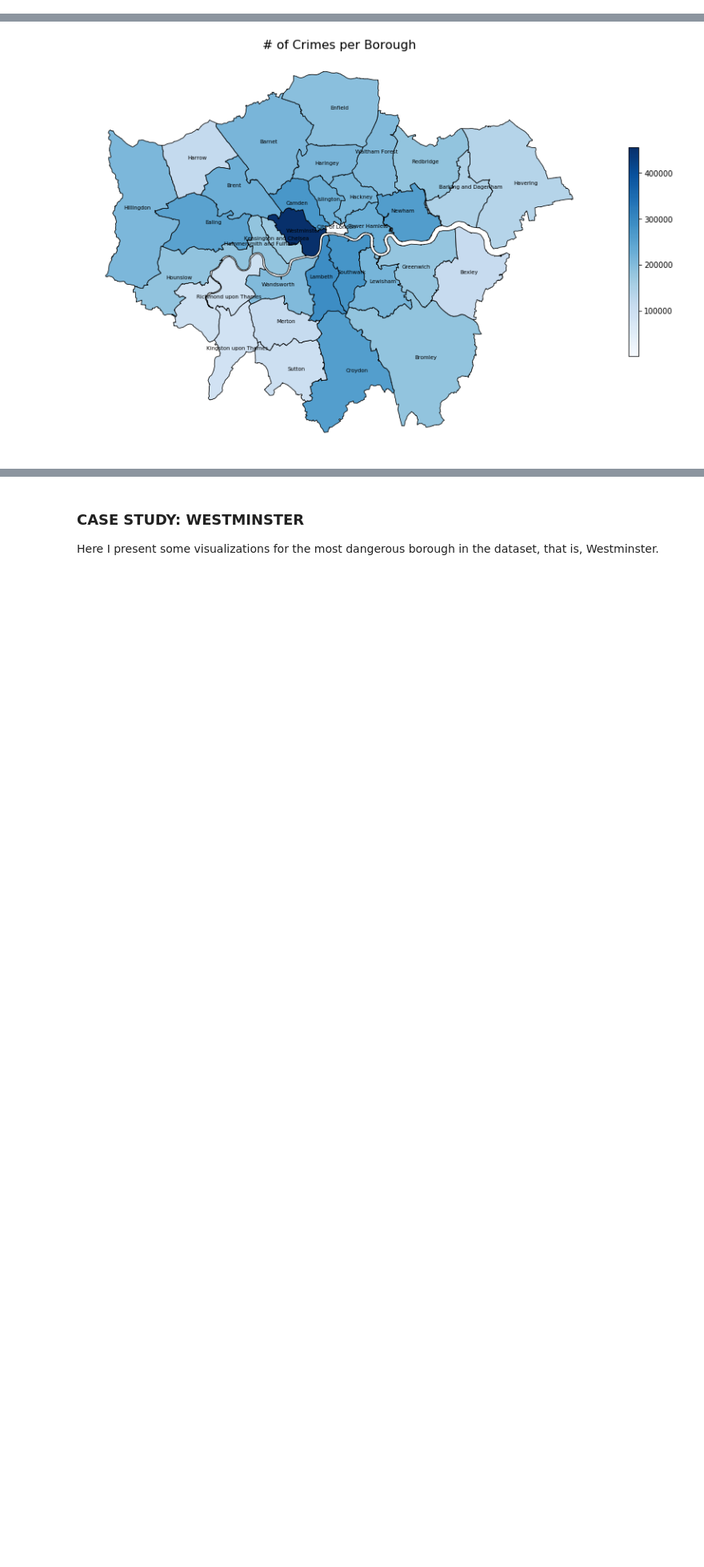
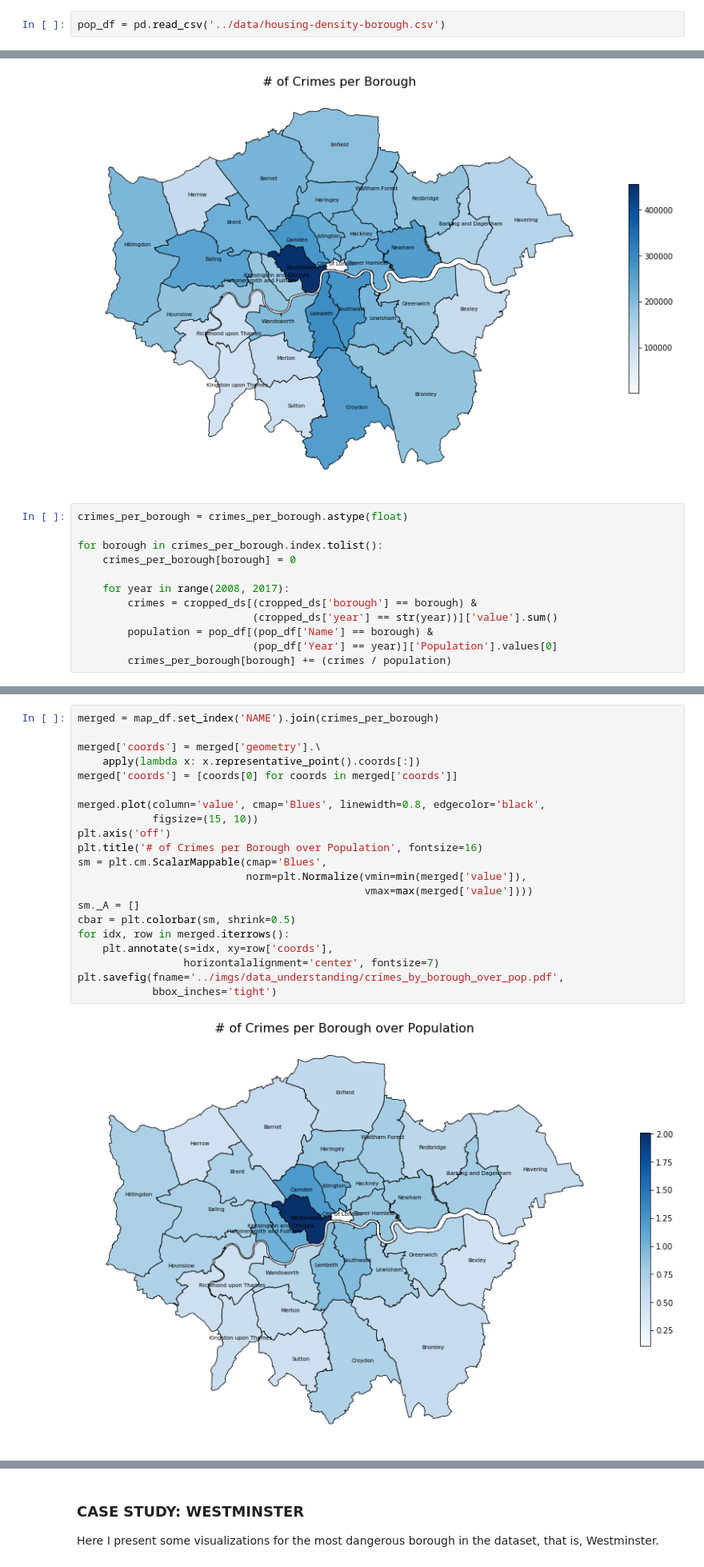
Before and after one commit to germz01/london_crime_data_analysis, a Jupyter notebook: notebooks/data_understanding.ipynb, the cells around one changed output, grey strips where cells are left out. Shown at 80% size. Saved outputs shown, nothing was run; the diff lists cells and outputs as text; blank space fills up the shorter version.

Commit message:
Updated data understanding notebook

```diff
--- a/notebooks/data_understanding.ipynb
+++ b/notebooks/data_understanding.ipynb
@@ -365,6 +365,8 @@ def plot_ordered_horizontal_barplot(dataset, column, title, x_label, y_label,
     if save:
         plt.savefig(fname='../imgs/data_understanding/{}.pdf'.format(column),
                     bbox_inches='tight')
+# %%
+pop_df = pd.read_csv('../data/housing-density-borough.csv')
 # %%
 map_df = gpd.read_file('../data/map/London_Borough_Excluding_MHW.shp')
 crimes_per_borough = cropped_ds.groupby('borough')['value'].sum()
@@ -390,3 +392,15 @@ plt.savefig(fname='../imgs/data_understanding/crimes_by_borough.pdf',
             bbox_inches='tight')
 # %% [output]
 [figure]
+# %%
+crimes_per_borough = crimes_per_borough.astype(float)
+
+for borough in crimes_per_borough.index.tolist():
+    crimes_per_borough[borough] = 0
+
+    for year in range(2008, 2017):
+        crimes = cropped_ds[(cropped_ds['borough'] == borough) &
+                            (cropped_ds['year'] == str(year))]['value'].sum()
+        population = pop_df[(pop_df['Name'] == borough) &
+                            (pop_df['Year'] == year)]['Population'].values[0]
+        crimes_per_borough[borough] += (crimes / population)
@@ -393,3 +425,26 @@ plt.savefig(fname='../imgs/data_understanding/crimes_by_borough.pdf',
+# %%
+merged = map_df.set_index('NAME').join(crimes_per_borough)
+
+merged['coords'] = merged['geometry'].\
+    apply(lambda x: x.representative_point().coords[:])
+merged['coords'] = [coords[0] for coords in merged['coords']]
+
+merged.plot(column='value', cmap='Blues', linewidth=0.8, edgecolor='black',
+            figsize=(15, 10))
+plt.axis('off')
+plt.title('# of Crimes per Borough over Population', fontsize=16)
+sm = plt.cm.ScalarMappable(cmap='Blues',
+                           norm=plt.Normalize(vmin=min(merged['value']),
+                                              vmax=max(merged['value'])))
+sm._A = []
+cbar = plt.colorbar(sm, shrink=0.5)
+for idx, row in merged.iterrows():
+    plt.annotate(s=idx, xy=row['coords'],
+                 horizontalalignment='center', fontsize=7)
+plt.savefig(fname='../imgs/data_understanding/crimes_by_borough_over_pop.pdf',
+            bbox_inches='tight')
+# %% [output]
+[figure, added]
 # %%
 plt.figure(figsize=(10, 20))
 
```
Also changed, not shown: parts of 1 cell of this notebook, 1 other file.
